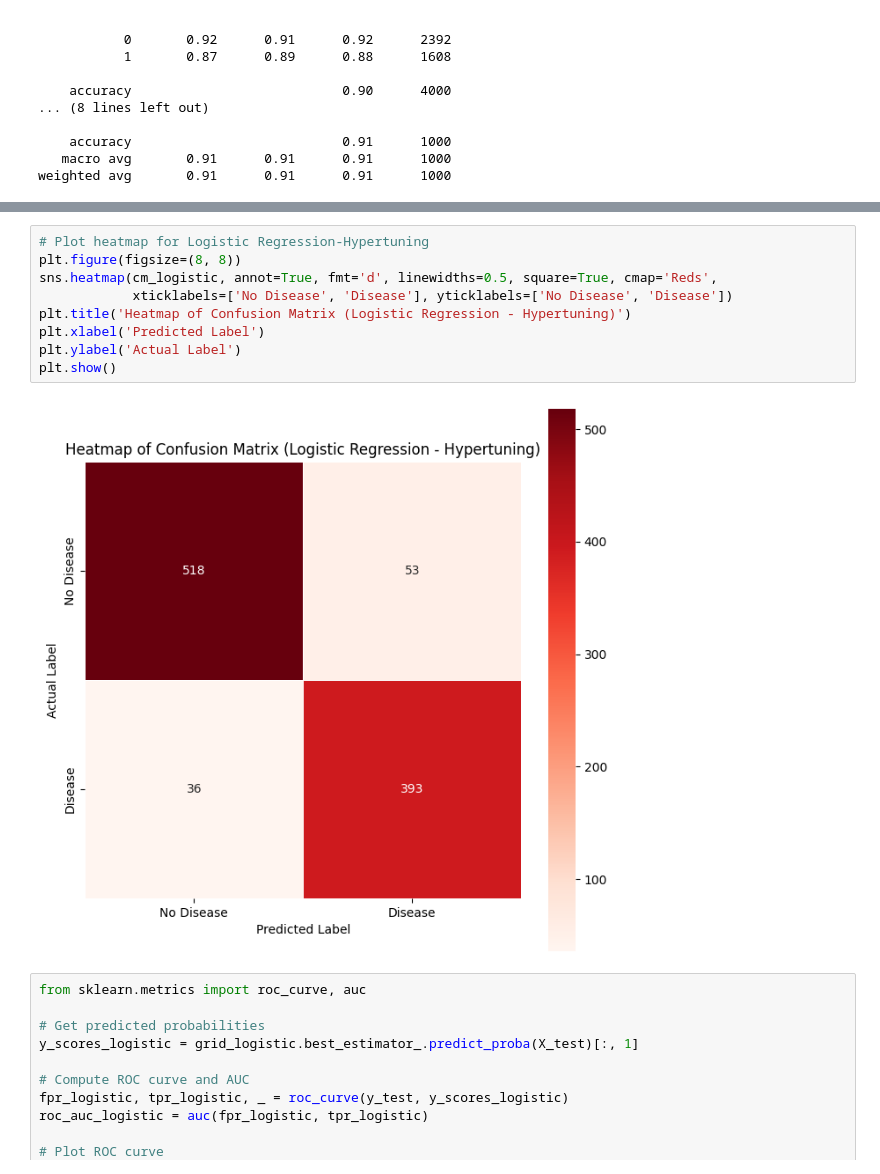
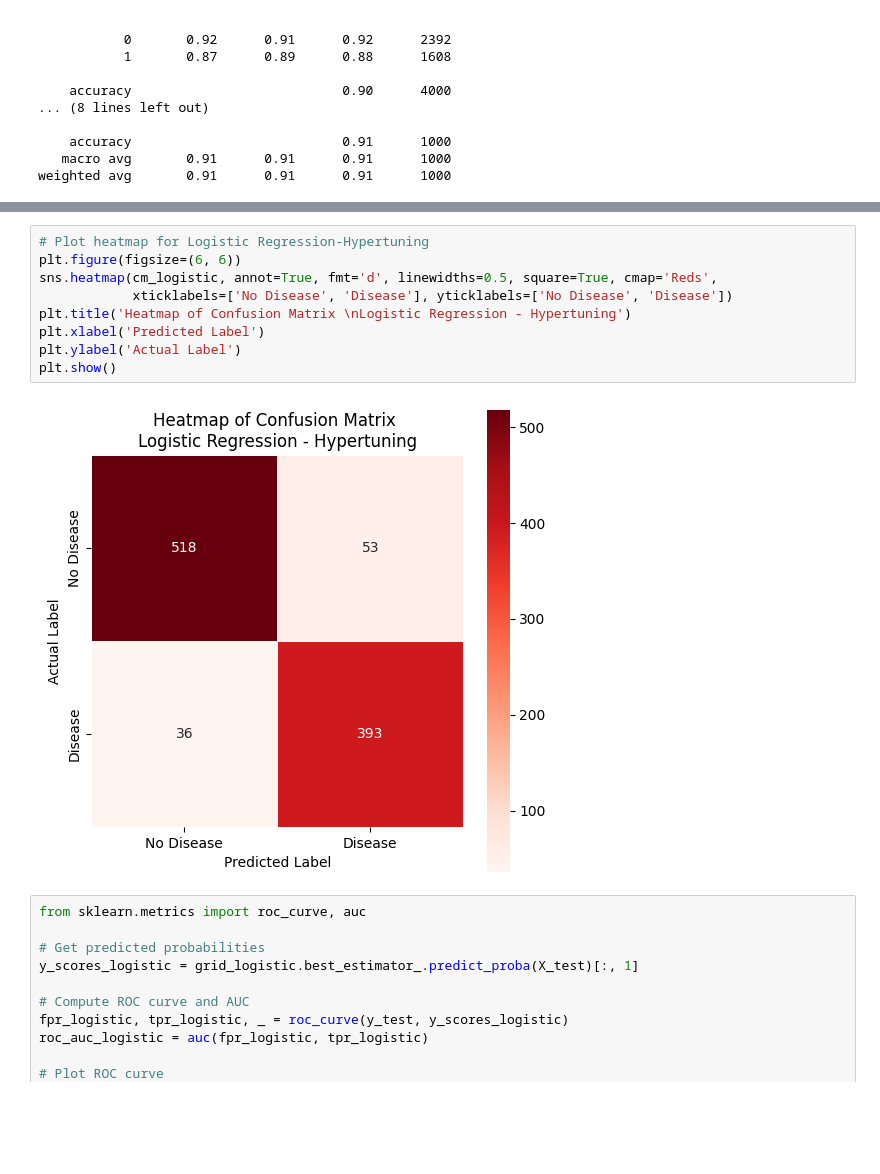
Before and after one commit to github-cweehy/Lung-Cancer-Detection-ML, a Jupyter notebook: LogisticRegression.ipynb, the cells around one changed output, grey strips where cells are left out. Drawn from its saved outputs; the diff is of its cells as text; blank space fills up the shorter version.

```diff
--- a/LogisticRegression.ipynb
+++ b/LogisticRegression.ipynb
@@ -347,14 +341,14 @@ plt.show()
 # %%
 # Plot heatmap for Logistic Regression-Hypertuning
-plt.figure(figsize=(8, 8))
+plt.figure(figsize=(6, 6))
 sns.heatmap(cm_logistic, annot=True, fmt='d', linewidths=0.5, square=True, cmap='Reds',
             xticklabels=['No Disease', 'Disease'], yticklabels=['No Disease', 'Disease'])
-plt.title('Heatmap of Confusion Matrix (Logistic Regression - Hypertuning)')
+plt.title('Heatmap of Confusion Matrix \nLogistic Regression - Hypertuning')
 plt.xlabel('Predicted Label')
 plt.ylabel('Actual Label')
 plt.show()
 # %% [output]
-[figure, old version]
+[figure, new version]
 # %%
 from sklearn.metrics import roc_curve, auc
 
```
Also changed, not shown: parts of 4 cells of this notebook, 5 other files.
